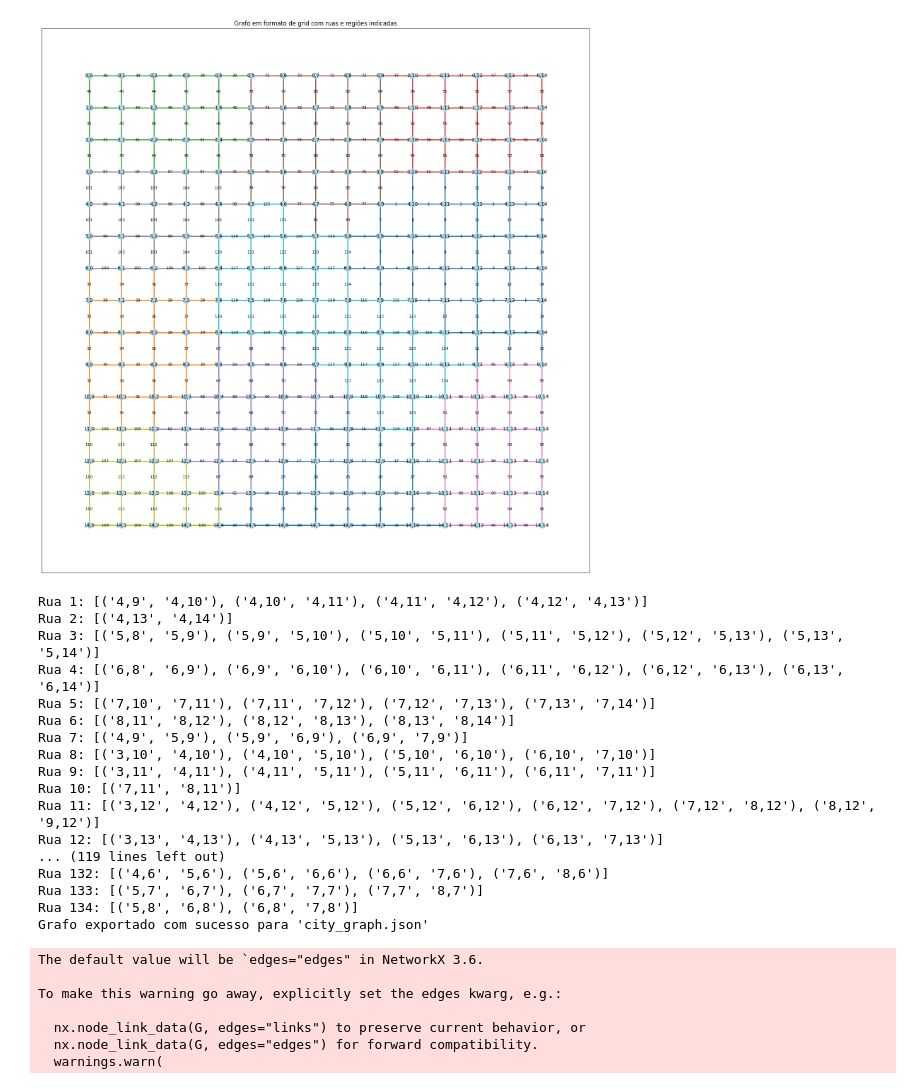
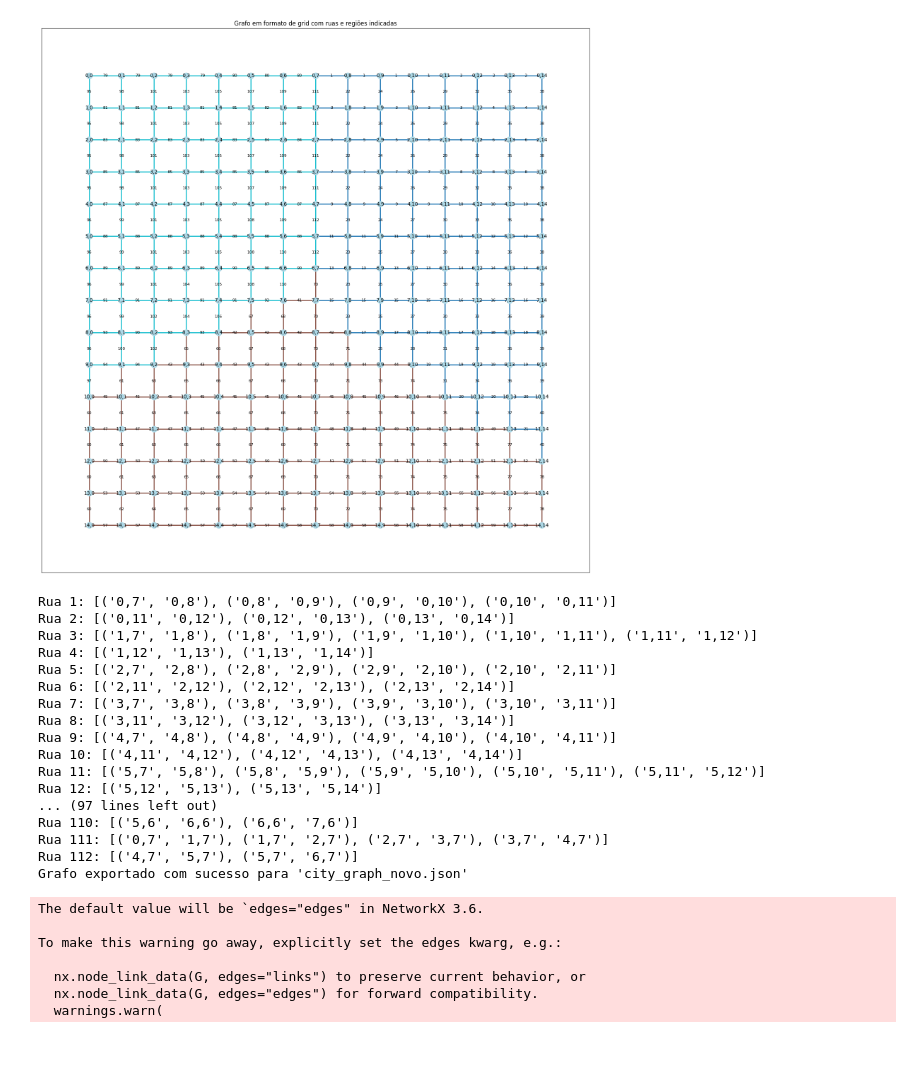
Before and after one commit to eduardammag/ProjetoDePlanejamentoTransporteVargas, a Jupyter notebook: graph_generation/genaration_graph.ipynb, the cells around one changed output. Cells and saved outputs as stored; diff of their text form; code cells hidden in the pictures; blank space fills up the shorter version.

```diff
--- a/graph_generation/genaration_graph.ipynb
+++ b/graph_generation/genaration_graph.ipynb
@@ -28,7 +28,7 @@ def convert_to_native(obj):
 # Parâmetros da grid (cidade)
 rows, cols = 15, 15  # Alterar para tamanho desejado da cidade
 L, K = 4, 9  # Comprimento mínimo e máximo das ruas
-regions = 12  # Alterar para o número desejado de regiões
+regions = 3  # Alterar para o número desejado de regiões
 
 
 # Criando um grafo em formato de grid
@@ -190,53 +190,53 @@ data = json_graph.node_link_data(city_grid)
 data = convert_to_native(data)
 
 # Renomear chaves e ajustar estrutura conforme especificado
 data['vertex'] = data.pop('nodes')
 data['edges'] = data.pop('links')
 
 # Atualizar nós
 for node in data['vertex']:
     node['id_vertex'] = node.pop('id_vertex')
     node['isMetroStation'] = node.pop('isMetroStation')
     # Remover atributos desnecessários
     node.pop('id', None)
     node.pop('pos', None)
 
 # Atualizar arestas
 for edge in data['edges']:
     edge['id_edge'] = edge.pop('id_edge')  # Já é inteiro
     edge['v1'] = node_ids[edge.pop('source')]  # Inteiro
     edge['v2'] = node_ids[edge.pop('target')]  # Inteiro
     edge['street_number'] = edge.get('street_number', None)
     edge['cep'] = edge.get('cep', None)
     edge['traficRate'] = edge.get('traficRate', None)
     edge['distance'] = edge.get('distance', None)
     # Remover atributos desnecessários
     edge.pop('key', None)
 
 # Salvar o grafo no arquivo JSON
-with open('city_graph.json', 'w', encoding='utf-8') as f:
+with open('city_graph_novo.json', 'w', encoding='utf-8') as f:
     json.dump(data, f, ensure_ascii=False, indent=4)
 
-print("Grafo exportado com sucesso para 'city_graph.json'")
+print("Grafo exportado com sucesso para 'city_graph_novo.json'")
 # %% [output]
-[figure, old version]
+[figure, new version]
-Rua 1: [('4,9', '4,10'), ('4,10', '4,11'), ('4,11', '4,12'), ('4,12', '4,13')]
-Rua 2: [('4,13', '4,14')]
-Rua 3: [('5,8', '5,9'), ('5,9', '5,10'), ('5,10', '5,11'), ('5,11', '5,12'), ('5,12', '5,13'), ('5,13', '5,14')]
-Rua 4: [('6,8', '6,9'), ('6,9', '6,10'), ('6,10', '6,11'), ('6,11', '6,12'), ('6,12', '6,13'), ('6,13', '6,14')]
-Rua 5: [('7,10', '7,11'), ('7,11', '7,12'), ('7,12', '7,13'), ('7,13', '7,14')]
-Rua 6: [('8,11', '8,12'), ('8,12', '8,13'), ('8,13', '8,14')]
-Rua 7: [('4,9', '5,9'), ('5,9', '6,9'), ('6,9', '7,9')]
-Rua 8: [('3,10', '4,10'), ('4,10', '5,10'), ('5,10', '6,10'), ('6,10', '7,10')]
-Rua 9: [('3,11', '4,11'), ('4,11', '5,11'), ('5,11', '6,11'), ('6,11', '7,11')]
-Rua 10: [('7,11', '8,11')]
-Rua 11: [('3,12', '4,12'), ('4,12', '5,12'), ('5,12', '6,12'), ('6,12', '7,12'), ('7,12', '8,12'), ('8,12', '9,12')]
-Rua 12: [('3,13', '4,13'), ('4,13', '5,13'), ('5,13', '6,13'), ('6,13', '7,13')]
-... (119 lines left out)
-Rua 132: [('4,6', '5,6'), ('5,6', '6,6'), ('6,6', '7,6'), ('7,6', '8,6')]
-Rua 133: [('5,7', '6,7'), ('6,7', '7,7'), ('7,7', '8,7')]
-Rua 134: [('5,8', '6,8'), ('6,8', '7,8')]
-Grafo exportado com sucesso para 'city_graph.json'
+Rua 1: [('0,7', '0,8'), ('0,8', '0,9'), ('0,9', '0,10'), ('0,10', '0,11')]
+Rua 2: [('0,11', '0,12'), ('0,12', '0,13'), ('0,13', '0,14')]
+Rua 3: [('1,7', '1,8'), ('1,8', '1,9'), ('1,9', '1,10'), ('1,10', '1,11'), ('1,11', '1,12')]
+Rua 4: [('1,12', '1,13'), ('1,13', '1,14')]
+Rua 5: [('2,7', '2,8'), ('2,8', '2,9'), ('2,9', '2,10'), ('2,10', '2,11')]
+Rua 6: [('2,11', '2,12'), ('2,12', '2,13'), ('2,13', '2,14')]
+Rua 7: [('3,7', '3,8'), ('3,8', '3,9'), ('3,9', '3,10'), ('3,10', '3,11')]
+Rua 8: [('3,11', '3,12'), ('3,12', '3,13'), ('3,13', '3,14')]
+Rua 9: [('4,7', '4,8'), ('4,8', '4,9'), ('4,9', '4,10'), ('4,10', '4,11')]
+Rua 10: [('4,11', '4,12'), ('4,12', '4,13'), ('4,13', '4,14')]
+Rua 11: [('5,7', '5,8'), ('5,8', '5,9'), ('5,9', '5,10'), ('5,10', '5,11'), ('5,11', '5,12')]
+Rua 12: [('5,12', '5,13'), ('5,13', '5,14')]
+... (97 lines left out)
+Rua 110: [('5,6', '6,6'), ('6,6', '7,6')]
+Rua 111: [('0,7', '1,7'), ('1,7', '2,7'), ('2,7', '3,7'), ('3,7', '4,7')]
+Rua 112: [('4,7', '5,7'), ('5,7', '6,7')]
+Grafo exportado com sucesso para 'city_graph_novo.json'
 The default value will be `edges="edges" in NetworkX 3.6.
 
 To make this warning go away, explicitly set the edges kwarg, e.g.:
```
Also changed, not shown: parts of 1 cell of this notebook, 6 other files.
